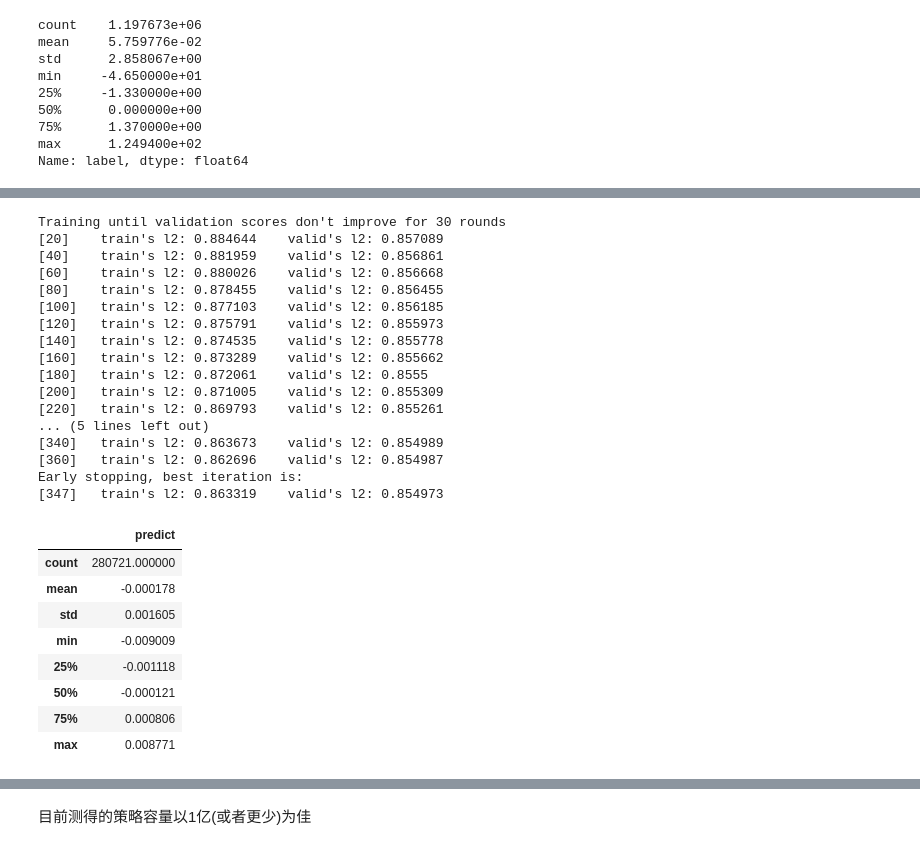
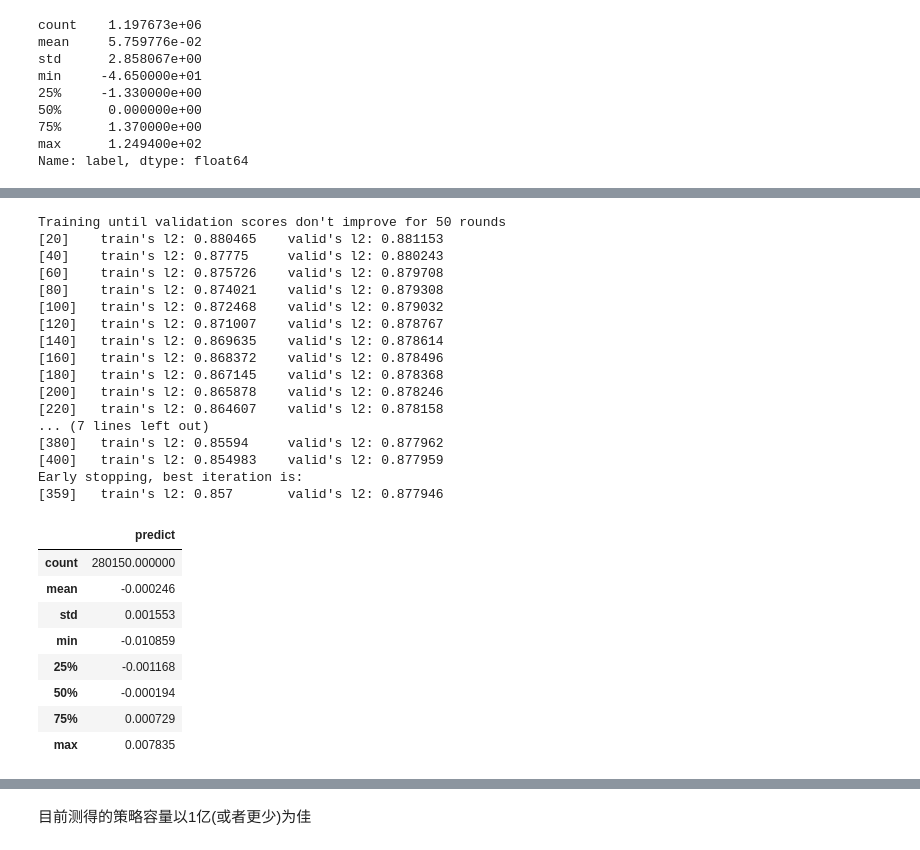
Before and after one commit to HaoningChen/scutquant, a Jupyter notebook: 实践案例/tutorial.ipynb, the cells around one changed output, grey strips where cells are left out. Drawn from its saved outputs; the diff is of its cells as text; code cells hidden in the pictures.

```diff
--- a/实践案例/tutorial.ipynb
+++ b/实践案例/tutorial.ipynb
@@ -100,14 +100,13 @@ time used: 212.75673627853394
 # %%
 split_params = {
     "test_start_date": "2019-01-01",
-    "split_method": "split_by_date",
+    "split_method": "group_split",
     "split_kwargs":{
-        "train_end_date": "2016-12-31",
-        "valid_end_date": "2018-12-31"
+        "train": 0.7,
+        "valid": 0.3
     }
 }
-
-# 从训练集中按7：3的比例随机拆分出验证集, 并在截面上进行标准化
+# 按split_params拆分出训练集、验证集和测试集, 并在截面上进行标准化
 result = q.auto_process(X, "label", groupby="instrument", split_params=split_params, select=False, orth=False)
 
 X_train, y_train, X_valid, y_valid = result["X_train"], result["y_train"], result["X_valid"], result["y_valid"]
@@ -152,39 +151,39 @@ X_train.describe()
 # %%
 # 拟合模型
-model = q.auto_lgbm(X_train, y_train, X_valid, y_valid)
+model = q.auto_lgbm(X_train, y_train, X_valid, y_valid, early_stopping=50)
 
 pred = model.predict(X_test)
 pred = pd.DataFrame(pred, columns=["predict"], index=X_test.index)
 pred["predict"] += ymean.groupby("datetime").shift(2).fillna(0.0002)  # 为防止数据泄露, 使用滞后2阶的mean和std还原预测值
 pred["predict"] *= ystd.groupby("datetime").shift(2).fillna(0.0189)
 pred.describe()
 # %% [output]
-Training until validation scores don't improve for 30 rounds
-[20]    train's l2: 0.884644    valid's l2: 0.857089
-[40]    train's l2: 0.881959    valid's l2: 0.856861
-[60]    train's l2: 0.880026    valid's l2: 0.856668
-[80]    train's l2: 0.878455    valid's l2: 0.856455
-[100]   train's l2: 0.877103    valid's l2: 0.856185
-[120]   train's l2: 0.875791    valid's l2: 0.855973
-[140]   train's l2: 0.874535    valid's l2: 0.855778
-[160]   train's l2: 0.873289    valid's l2: 0.855662
-[180]   train's l2: 0.872061    valid's l2: 0.8555
-[200]   train's l2: 0.871005    valid's l2: 0.855309
-[220]   train's l2: 0.869793    valid's l2: 0.855261
-... (5 lines left out)
-[340]   train's l2: 0.863673    valid's l2: 0.854989
-[360]   train's l2: 0.862696    valid's l2: 0.854987
+Training until validation scores don't improve for 50 rounds
+[20]    train's l2: 0.880465    valid's l2: 0.881153
+[40]    train's l2: 0.87775     valid's l2: 0.880243
+[60]    train's l2: 0.875726    valid's l2: 0.879708
+[80]    train's l2: 0.874021    valid's l2: 0.879308
+[100]   train's l2: 0.872468    valid's l2: 0.879032
+[120]   train's l2: 0.871007    valid's l2: 0.878767
+[140]   train's l2: 0.869635    valid's l2: 0.878614
+[160]   train's l2: 0.868372    valid's l2: 0.878496
+[180]   train's l2: 0.867145    valid's l2: 0.878368
+[200]   train's l2: 0.865878    valid's l2: 0.878246
+[220]   train's l2: 0.864607    valid's l2: 0.878158
+... (7 lines left out)
+[380]   train's l2: 0.85594     valid's l2: 0.877962
+[400]   train's l2: 0.854983    valid's l2: 0.877959
 Early stopping, best iteration is:
-[347]   train's l2: 0.863319    valid's l2: 0.854973
+[359]   train's l2: 0.857       valid's l2: 0.877946
 |  | predict |
-| count | 280721.000000 |
-| mean | -0.000178 |
-| std | 0.001605 |
-| min | -0.009009 |
-| 25% | -0.001118 |
-| 50% | -0.000121 |
-| 75% | 0.000806 |
-| max | 0.008771 |
+| count | 280150.000000 |
+| mean | -0.000246 |
+| std | 0.001553 |
+| min | -0.010859 |
+| 25% | -0.001168 |
+| 50% | -0.000194 |
+| 75% | 0.000729 |
+| max | 0.007835 |
 # %%
 # 使用IC评判拟合优度
 ic, icir, rank_ic, rank_icir = q.ic_ana(pred, y_test, groupby='datetime')
```
Also changed, not shown: parts of 6 cells of this notebook.
